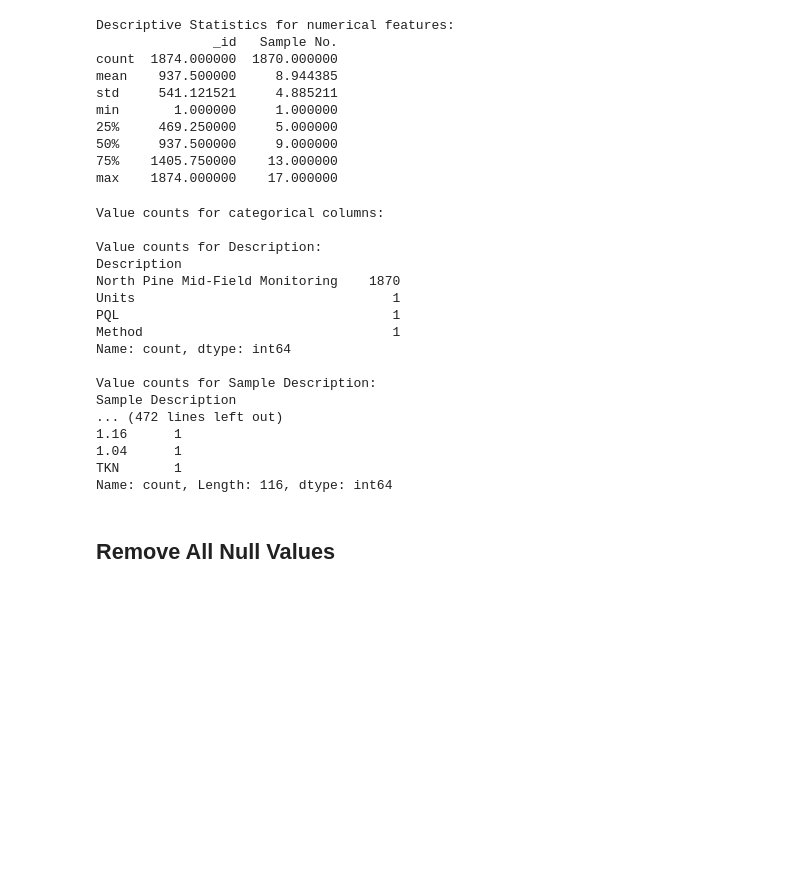
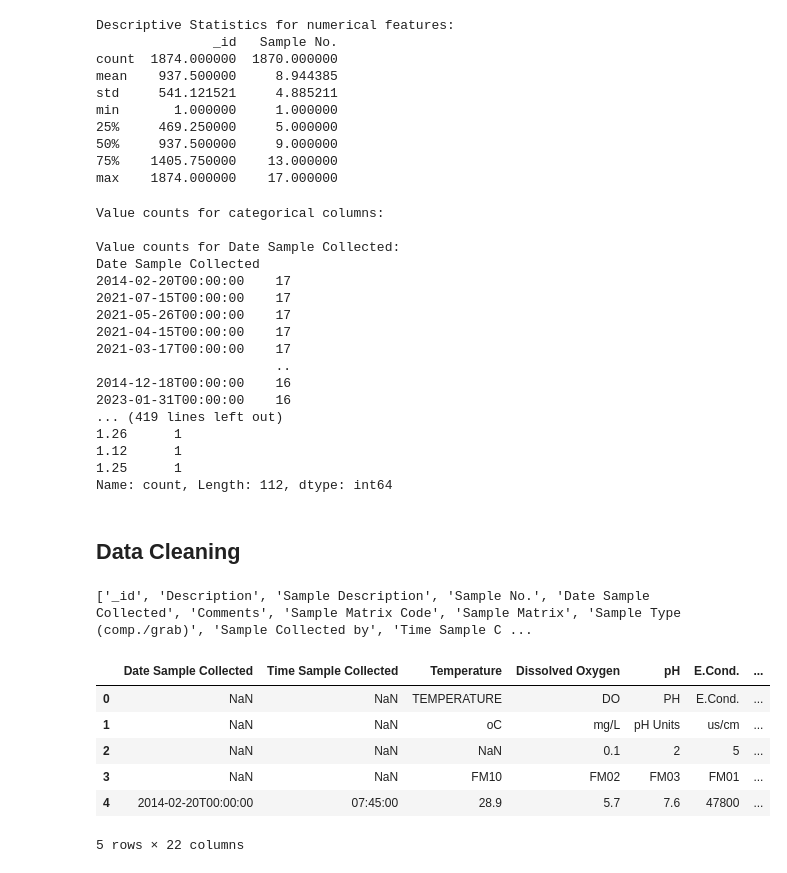
Before and after one commit to Darkri-X/GovHack_2024_MaroochyDooer, a Jupyter notebook: src/data/unity_water/filter_data.ipynb, the cells around one changed output. Cells and saved outputs as stored; diff of their text form; code cells hidden in the pictures; blank space fills up the shorter version.

```diff
--- a/src/data/unity_water/filter_data.ipynb
+++ b/src/data/unity_water/filter_data.ipynb
@@ -2,7 +2,7 @@
 import pandas as pd
 import numpy as np
 # %%
-path: str = 'eace975b-43eb-4469-8689-5.csv'
+path: str = 'mid-field-monitoring-data-feb-2014-to-dec-2023.csv'
 
 # import a csv file from the df folder
 df = pd.read_csv(path)
@@ -87,20 +87,41 @@ if df.select_dtypes(include=['object']).empty == False:
 # %% [output]
 Value counts for categorical columns:
 
-Value counts for Description:
-Description
-North Pine Mid-Field Monitoring    1870
-Units                                 1
-PQL                                   1
-Method                                1
-Name: count, dtype: int64
-
-Value counts for Sample Description:
-Sample Description
-... (472 lines left out)
-1.16      1
-1.04      1
-TKN       1
-Name: count, Length: 116, dtype: int64
+Value counts for Date Sample Collected:
+Date Sample Collected
+2014-02-20T00:00:00    17
+2021-07-15T00:00:00    17
+2021-05-26T00:00:00    17
+2021-04-15T00:00:00    17
+2021-03-17T00:00:00    17
+                       ..
+2014-12-18T00:00:00    16
+2023-01-31T00:00:00    16
+... (419 lines left out)
+1.26      1
+1.12      1
+1.25      1
+Name: count, Length: 112, dtype: int64
-# %% [markdown]
-## Remove All Null  Values
+# %% [markdown]
+## Data Cleaning
+# %%
+column_names = df.columns.tolist()
+print(column_names)
+# %% [output]
+['_id', 'Description', 'Sample Description', 'Sample No.', 'Date Sample Collected', 'Comments', 'Sample Matrix Code', 'Sample Matrix', 'Sample Type (comp./grab)', 'Sample Collected by', 'Time Sample C ...
+# %%
+# List of columns to drop
+columns_to_drop = ['_id', 'Description', 'Sample Description', 'Sample No.', 'Comments', 'Sample Matrix Code', 'Sample Matrix', 'Sample Type (comp./grab)', 'Sample Collected by']
+
+# Drop the specified columns from the DataFrame
+df.drop(columns=columns_to_drop, inplace=True)
+# %%
+df.head()
+# %% [output]
+|  | Date Sample Collected | Time Sample Collected | Temperature | Dissolved Oxygen | pH | E.Cond. | ... |
+| 0 | NaN | NaN | TEMPERATURE | DO | PH | E.Cond. | ... |
+| 1 | NaN | NaN | oC | mg/L | pH Units | us/cm | ... |
+| 2 | NaN | NaN | NaN | 0.1 | 2 | 5 | ... |
+| 3 | NaN | NaN | FM10 | FM02 | FM03 | FM01 | ... |
+| 4 | 2014-02-20T00:00:00 | 07:45:00 | 28.9 | 5.7 | 7.6 | 47800 | ... |
+5 rows × 22 columns
```
Also changed, not shown: parts of 10 cells of this notebook, 2 other files.
